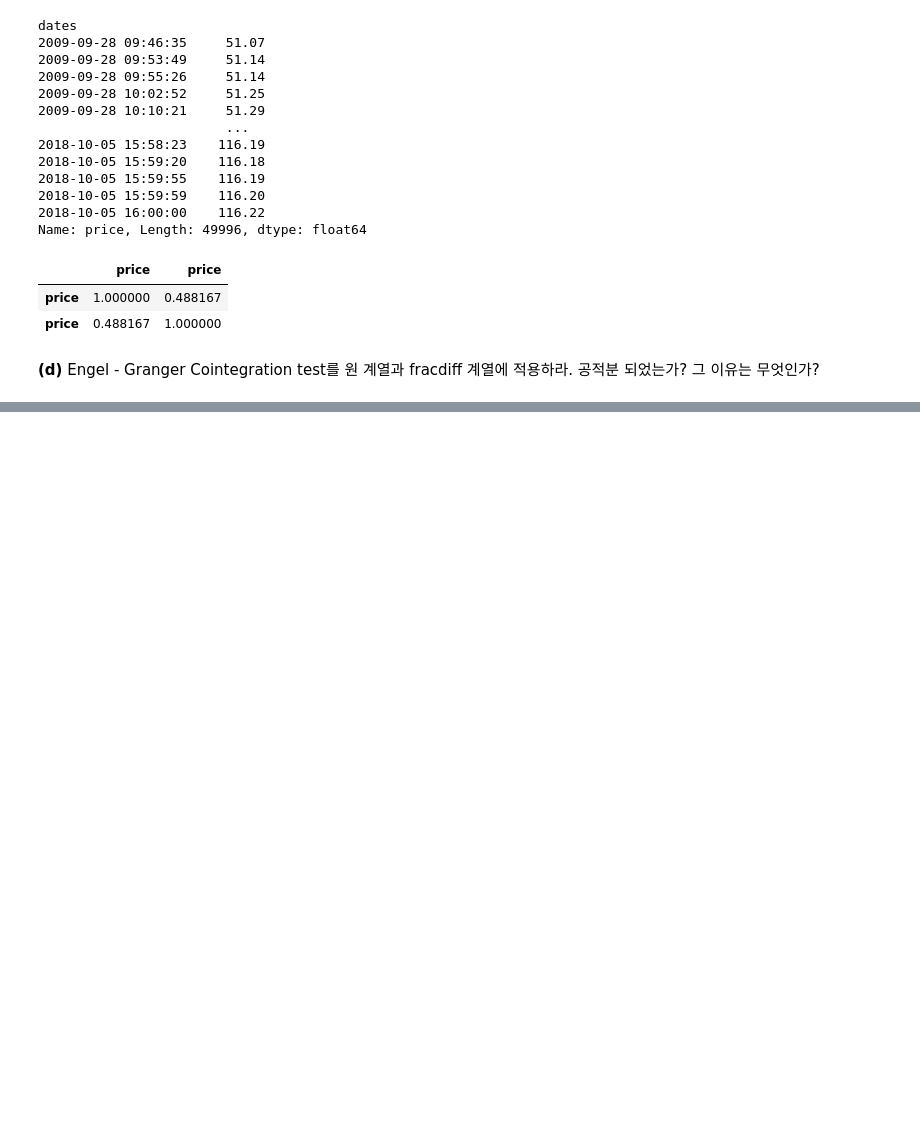
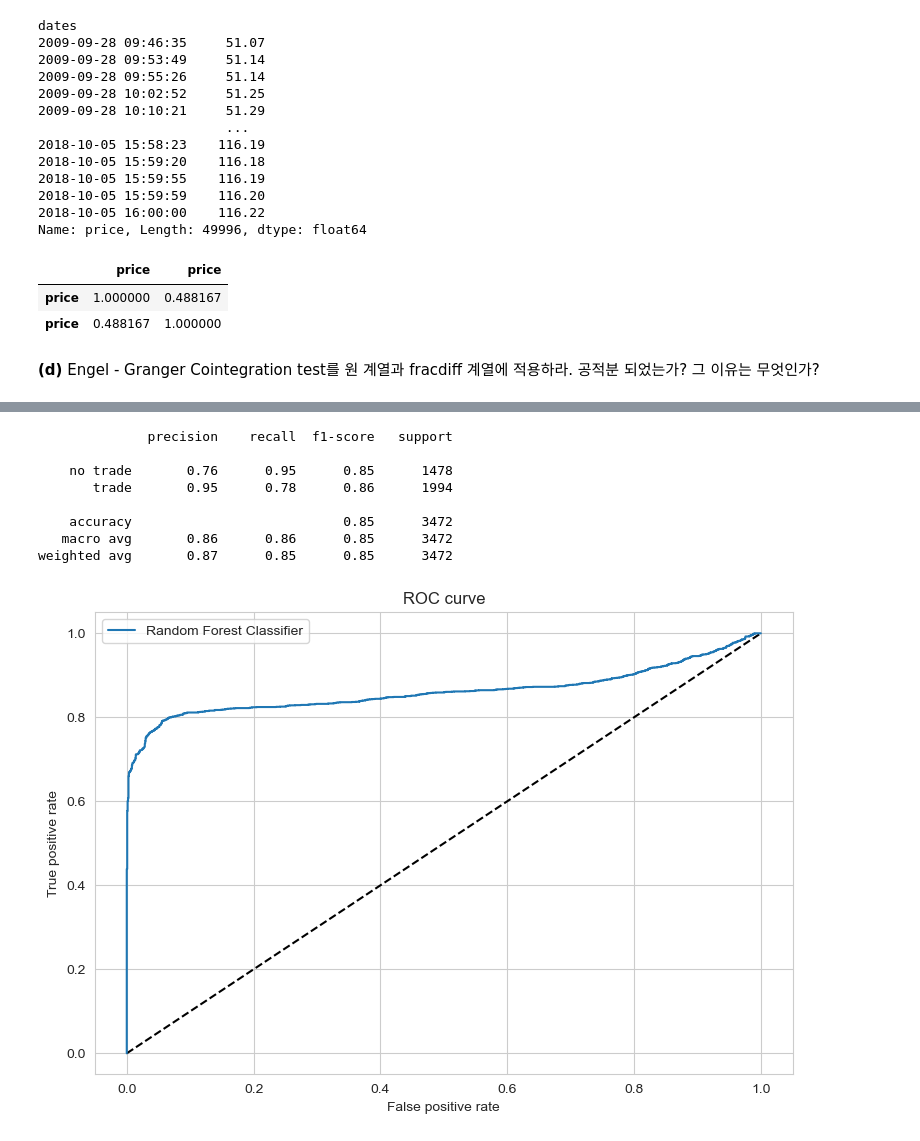
Before and after one commit to Tommylee1013/Advances-in-Financial-Machine-Learning, a Jupyter notebook: Chapter 5.ipynb, the cells around one changed output, grey strips where cells are left out. Drawn from its saved outputs; the diff is of its cells as text; code cells hidden in the pictures; blank space fills up the shorter version.

```diff
--- a/Chapter 5.ipynb
+++ b/Chapter 5.ipynb
@@ -558,0 +889,4 @@ pd.DataFrame([dfx2.price, dollar_df.price]).T.dropna().corr()
+# %%
+data.bin = clean_labels.bin
+data = data.dropna()
+data
@@ -558,0 +947,29 @@ pd.DataFrame([dfx2.price, dollar_df.price]).T.dropna().corr()
+# %%
+n_estimator = 1000
+rf = RandomForestClassifier(n_estimators = n_estimator, criterion = 'entropy', random_state = 42,
+                            class_weight = 'balanced_subsample', ccp_alpha = 0.001)
+fit = rf.fit(X_train, y_train)
+# %%
+y_pred_rf = fit.predict_proba(X)[:, 1]
+y_pred = fit.predict(X)
+fpr_rf, tpr_rf, _ = metrics.roc_curve(y, y_pred_rf)
+print(metrics.classification_report(y, y_pred, target_names = ['no trade',' trade']))
+
+plt.figure(figsize = (9,6))
+plt.plot([0, 1], [0, 1], 'k--')
+plt.plot(fpr_rf, tpr_rf, label = 'Random Forest Classifier')
+plt.xlabel('False positive rate')
+plt.ylabel('True positive rate')
+plt.title('ROC curve')
+plt.legend(loc='best')
+plt.show()
+# %% [output]
+              precision    recall  f1-score   support
+
+    no trade       0.76      0.95      0.85      1478
+       trade       0.95      0.78      0.86      1994
+
+    accuracy                           0.85      3472
+   macro avg       0.86      0.86      0.85      3472
+weighted avg       0.87      0.85      0.85      3472
+[figure, added]
```
Also changed, not shown: parts of 42 cells of this notebook, 1 other file.
